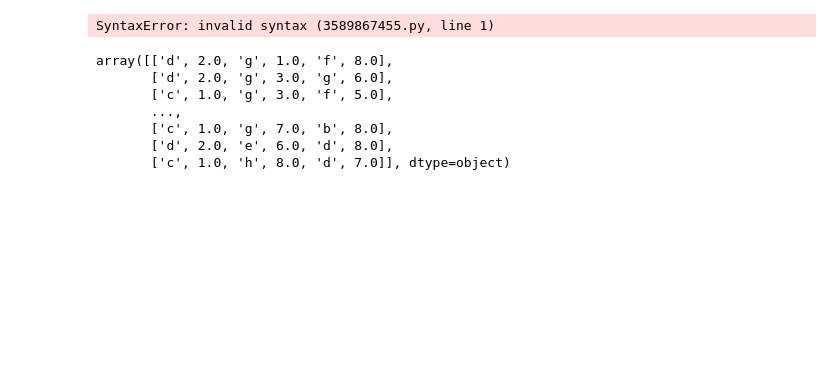
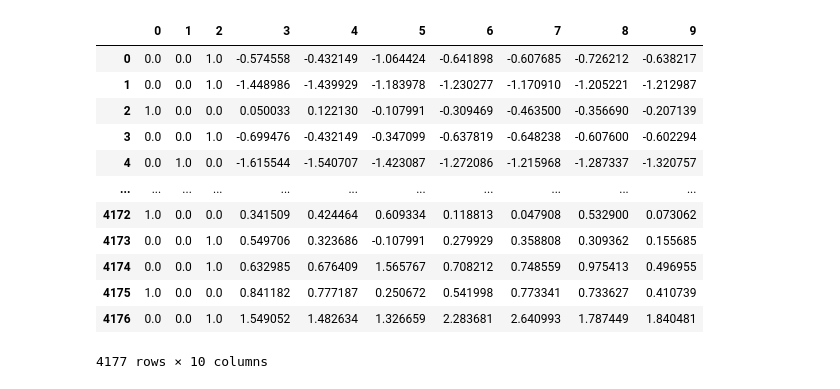
Before and after one commit to ptsialis/MultiColumnCorruption, a Jupyter notebook: scripts/Untitled.ipynb, the cells around one changed output. Drawn from its saved outputs; the diff is of its cells as text; code cells hidden in the pictures; blank space fills up the shorter version.

```diff
--- a/scripts/Untitled.ipynb
+++ b/scripts/Untitled.ipynb
@@ -59,16 +111,27 @@ categorical_columns = ["white_king_col", "white_king_row", "white_rook_col", "wh
 # %%
-pipeline.
+if categorical_columns and numerical_columns:
+    transformed_data = pd.DataFrame(feature_transformation.fit_transform(df))
+elif not categorical_columns and numerical_columns:
+    transformed_data = pd.DataFrame(feature_transformation.fit_transform(df))
+elif categorical_columns and not numerical_columns:
+    transformed_data = pd.DataFrame(feature_transformation.fit_transform(df).toarray())
+elif not categorical_columns and not numerical_columns:
+    raise ValueError("categorical_columns list and numerical_columns list are empty. Feature Prep. Pipeline needs imput!")
-# %% [output]
-SyntaxError: invalid syntax (3589867455.py, line 1)
 # %%
-df2= feature_transformation.fit_transform(df.copy())
+transformed_data = pd.DataFrame(feature_transformation.fit_transform(df).toarray())
 # %%
-df2
+transformed_data
 # %% [output]
+|  | 0 | 1 | 2 | 3 | 4 | 5 | 6 | 7 | 8 | 9 |
+| 0 | 0.0 | 0.0 | 1.0 | -0.574558 | -0.432149 | -1.064424 | -0.641898 | -0.607685 | -0.726212 | -0.638217 |
+| 1 | 0.0 | 0.0 | 1.0 | -1.448986 | -1.439929 | -1.183978 | -1.230277 | -1.170910 | -1.205221 | -1.212987 |
+| 2 | 1.0 | 0.0 | 0.0 | 0.050033 | 0.122130 | -0.107991 | -0.309469 | -0.463500 | -0.356690 | -0.207139 |
+| 3 | 0.0 | 0.0 | 1.0 | -0.699476 | -0.432149 | -0.347099 | -0.637819 | -0.648238 | -0.607600 | -0.602294 |
+| 4 | 0.0 | 1.0 | 0.0 | -1.615544 | -1.540707 | -1.423087 | -1.272086 | -1.215968 | -1.287337 | -1.320757 |
+| ... | ... | ... | ... | ... | ... | ... | ... | ... | ... | ... |
+| 4172 | 1.0 | 0.0 | 0.0 | 0.341509 | 0.424464 | 0.609334 | 0.118813 | 0.047908 | 0.532900 | 0.073062 |
+| 4173 | 0.0 | 0.0 | 1.0 | 0.549706 | 0.323686 | -0.107991 | 0.279929 | 0.358808 | 0.309362 | 0.155685 |
+| 4174 | 0.0 | 0.0 | 1.0 | 0.632985 | 0.676409 | 1.565767 | 0.708212 | 0.748559 | 0.975413 | 0.496955 |
+| 4175 | 1.0 | 0.0 | 0.0 | 0.841182 | 0.777187 | 0.250672 | 0.541998 | 0.773341 | 0.733627 | 0.410739 |
+| 4176 | 0.0 | 0.0 | 1.0 | 1.549052 | 1.482634 | 1.326659 | 2.283681 | 2.640993 | 1.787449 | 1.840481 |
-array([['d', 2.0, 'g', 1.0, 'f', 8.0],
-       ['d', 2.0, 'g', 3.0, 'g', 6.0],
-       ['c', 1.0, 'g', 3.0, 'f', 5.0],
-       ...,
-       ['c', 1.0, 'g', 7.0, 'b', 8.0],
-       ['d', 2.0, 'e', 6.0, 'd', 8.0],
-       ['c', 1.0, 'h', 8.0, 'd', 7.0]], dtype=object)
+4177 rows × 10 columns
```
Also changed, not shown: parts of 13 cells of this notebook, 4 other files.
